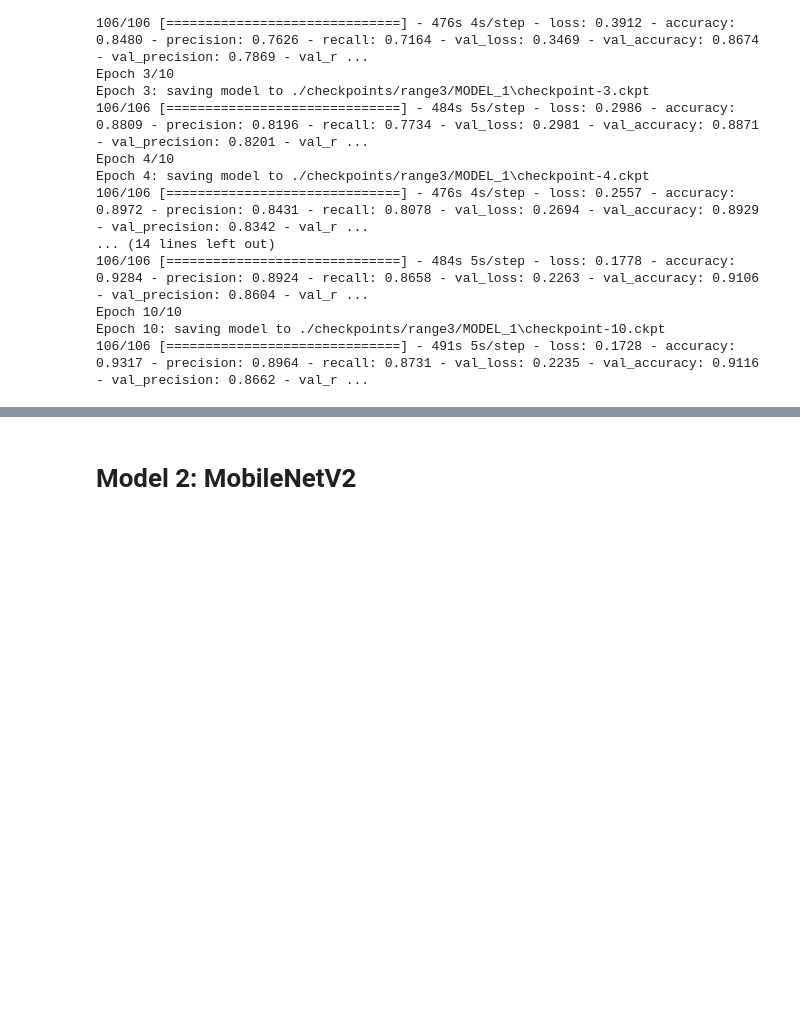
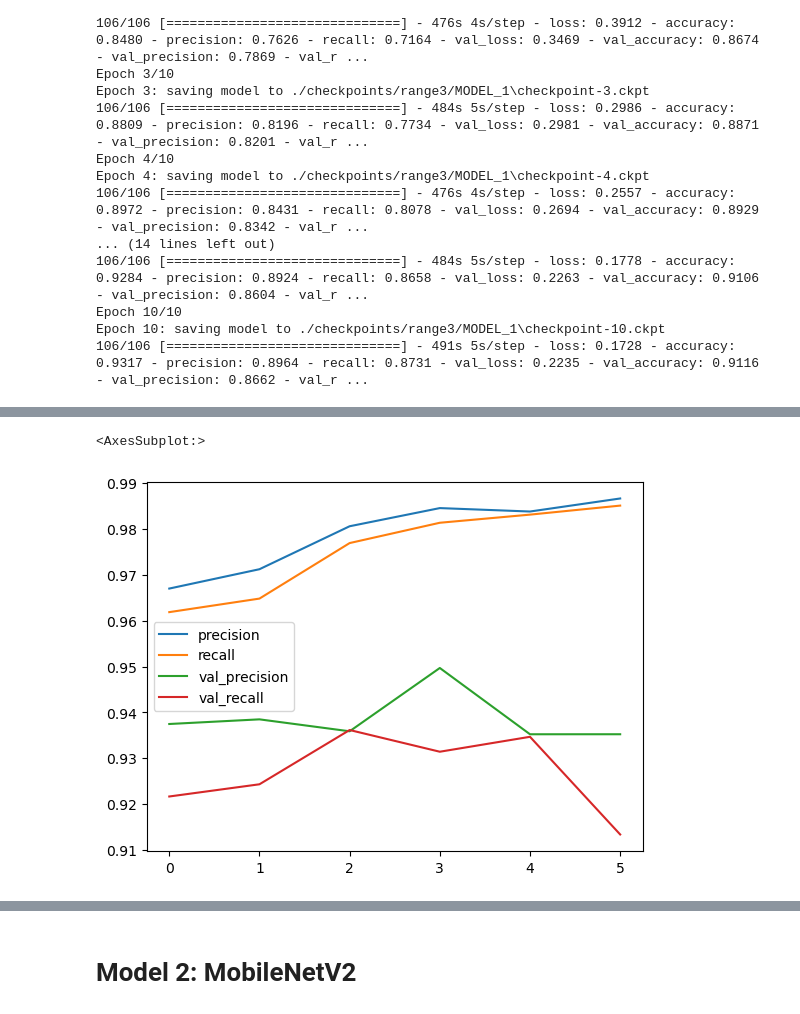
Before and after one commit to melihkacaman/neckline_classifier_Aydinli, a Jupyter notebook: notebooks/04 Range3 Data Model Creation and Data Prep.ipynb, the cells around one changed output, grey strips where cells are left out. Saved outputs shown, nothing was run; the diff lists cells and outputs as text; code cells hidden in the pictures; blank space fills up the shorter version.

```diff
--- a/notebooks/04 Range3 Data Model Creation and Data Prep.ipynb
+++ b/notebooks/04 Range3 Data Model Creation and Data Prep.ipynb
@@ -707,0 +776,5 @@ Epoch 10: saving model to ./checkpoints/range3/MODEL_1\checkpoint-10.ckpt
+# %%
+pd.DataFrame(history_model_1_fine.history)[["precision", "recall", "val_precision", "val_recall"]].plot()
+# %% [output]
+<AxesSubplot:>
+[figure, added]
```
Also changed, not shown: parts of 16 cells of this notebook.
